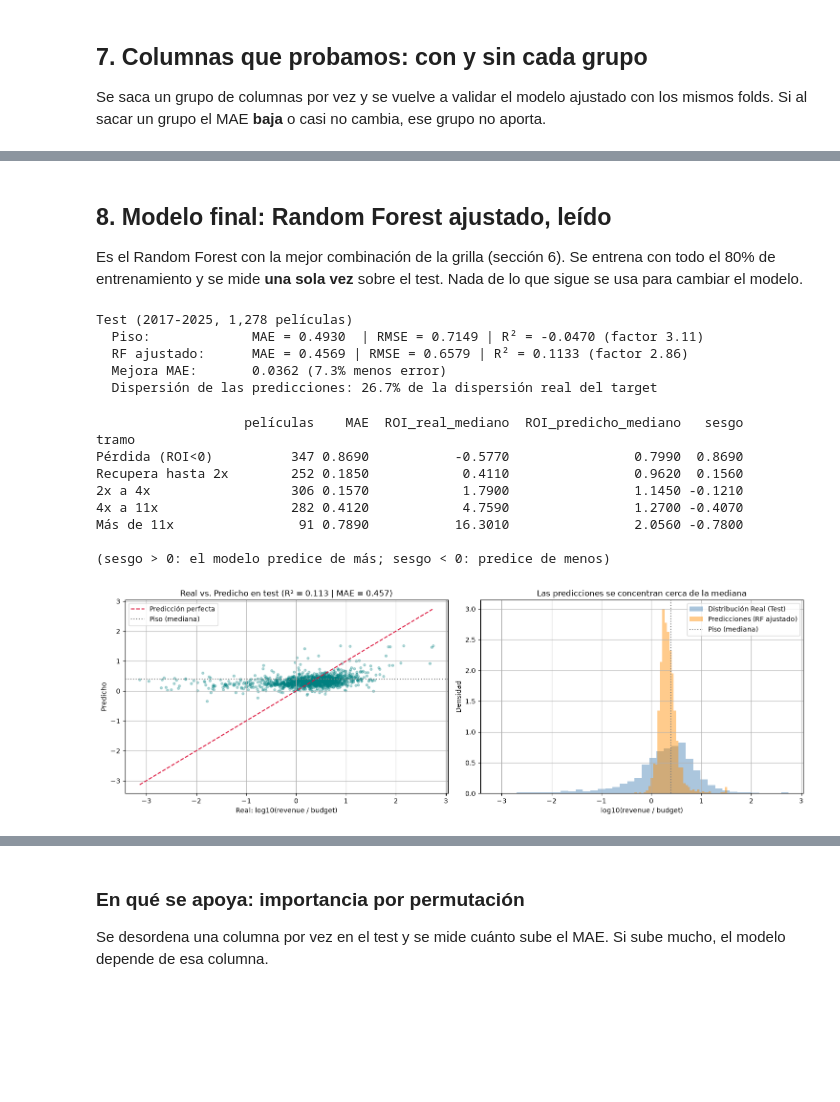
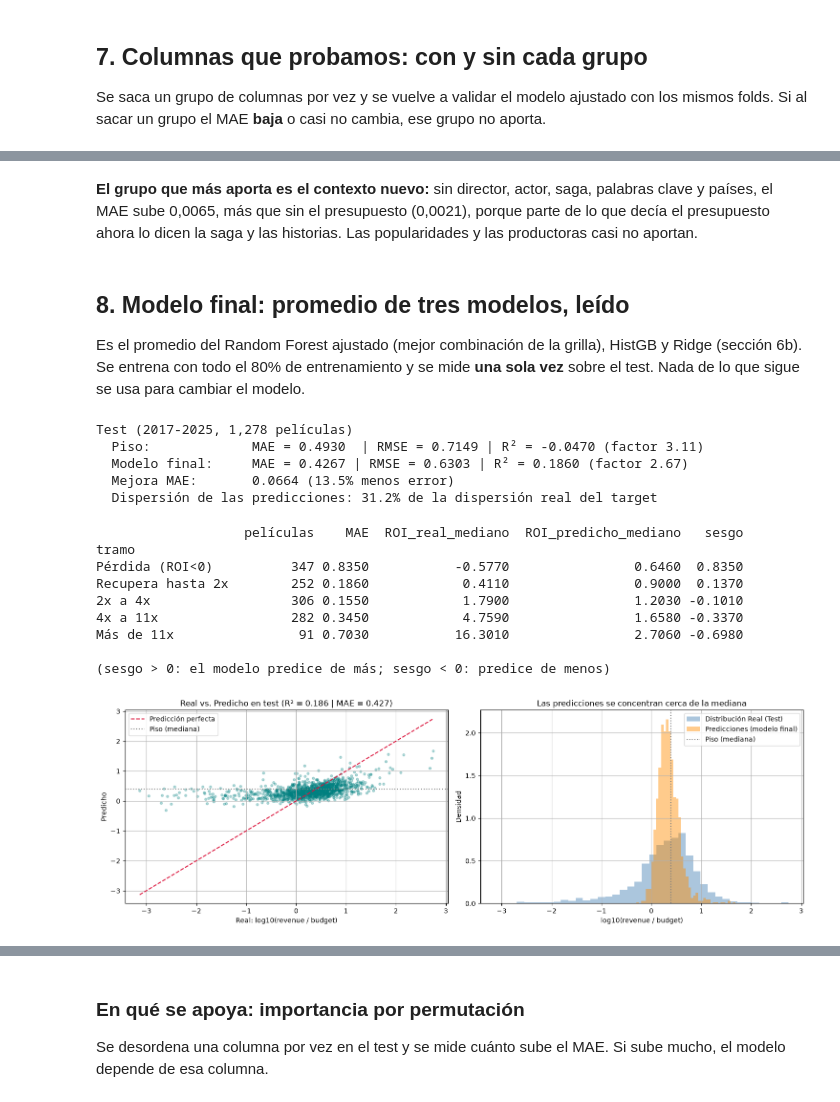
Before and after one commit to AlejoCarobolante/CienciaDatos-Integrador-Peliculon, a Jupyter notebook: presentacion3.ipynb, the cells around one changed output, grey strips where cells are left out. Cells and saved outputs as stored; diff of their text form; code cells hidden in the pictures; blank space fills up the shorter version.

```diff
--- a/presentacion3.ipynb
+++ b/presentacion3.ipynb
@@ -427,13 +469,15 @@ sin popularidades (director y elenco)     0.3834  0.0239          -0.0008
 
 (cambio positivo = sin ese grupo el modelo empeora, o sea que el grupo aporta)
+# %% [markdown]
+**El grupo que más aporta es el contexto nuevo:** sin director, actor, saga, palabras clave y países, el MAE sube 0,0065, más que sin el presupuesto (0,0021), porque parte de lo que decía el presupuesto ahora lo dicen la saga y las historias. Las popularidades y las productoras casi no aportan.
 # %% [markdown]
-## 8. Modelo final: Random Forest ajustado, leído
+## 8. Modelo final: promedio de tres modelos, leído
 
-Es el Random Forest con la mejor combinación de la grilla (sección 6). Se entrena con todo el 80% de entrenamiento y se mide **una sola vez** sobre el test. Nada de lo que sigue se usa para cambiar el modelo.
+Es el promedio del Random Forest ajustado (mejor combinación de la grilla), HistGB y Ridge (sección 6b). Se entrena con todo el 80% de entrenamiento y se mide **una sola vez** sobre el test. Nada de lo que sigue se usa para cambiar el modelo.
 # %%
 # 12. Medición única sobre el test
-# Random Forest ajustado (mejores hiperparámetros de la grilla), entrenado con todo el 80% de entrenamiento
-modelo_final = E.rf_ajustado(grilla.best_params_).fit(X_train, y_train)  # el mismo que guarda build_app.py
+# Promedio de 3 modelos (RF ajustado + HistGB + Ridge), entrenado con todo el 80% de entrenamiento
+modelo_final = E.modelo_final(grilla.best_params_).fit(X_train, y_train)  # el mismo que guarda build_app.py
 piso = DummyRegressor(strategy="median").fit(X_train, y_train)
 
 pred_test = modelo_final.predict(X_test)
@@ -454,15 +498,15 @@ cobertura_varianza = (std_pred / std_real) * 100
 
 print(f"Test ({test['release_year'].min()}-{test['release_year'].max()}, {len(test):,} películas)")
 print(f"  Piso:             MAE = {mae_piso:.4f}  | RMSE = {rmse_piso:.4f} | R² = {r2_piso:.4f} (factor {10 ** mae_piso:.2f})")
-print(f"  RF ajustado:      MAE = {mae_final:.4f} | RMSE = {rmse_final:.4f} | R² = {r2_final:.4f} (factor {10 ** mae_final:.2f})")
+print(f"  Modelo final:     MAE = {mae_final:.4f} | RMSE = {rmse_final:.4f} | R² = {r2_final:.4f} (factor {10 ** mae_final:.2f})")
 print(f"  Mejora MAE:       {mae_piso - mae_final:.4f} ({(mae_piso - mae_final) / mae_piso:.1%} menos error)")
 print(f"  Dispersión de las predicciones: {cobertura_varianza:.1f}% de la dispersión real del target")
 # %% [output]
 Test (2017-2025, 1,278 películas)
   Piso:             MAE = 0.4930  | RMSE = 0.7149 | R² = -0.0470 (factor 3.11)
-  RF ajustado:      MAE = 0.4569 | RMSE = 0.6579 | R² = 0.1133 (factor 2.86)
-  Mejora MAE:       0.0362 (7.3% menos error)
-  Dispersión de las predicciones: 26.7% de la dispersión real del target
+  Modelo final:     MAE = 0.4267 | RMSE = 0.6303 | R² = 0.1860 (factor 2.67)
+  Mejora MAE:       0.0664 (13.5% menos error)
+  Dispersión de las predicciones: 31.2% de la dispersión real del target
 # %%
 # 13. Dónde se equivoca: real vs. predicho y cobertura de la distribución
 res = test[["title", "release_year", "budget", "revenue", "roi", "vote_average", "vote_count"]].copy()
@@ -477,40 +521,40 @@ por_tramo = res.groupby("tramo", observed=True).agg(
 print(por_tramo.round(3).to_string())
 print("\n(sesgo > 0: el modelo predice de más; sesgo < 0: predice de menos)")
 
 fig, axes = plt.subplots(1, 2, figsize=(15, 5))
 
 # Panel 1: Scatter Real vs Predicho con línea de identidad y métricas
 axes[0].scatter(res["y_real"], res["y_pred"], alpha=0.3, s=12, color="teal")
 lim = [res["y_real"].min(), res["y_real"].max()]
 axes[0].plot(lim, lim, color="crimson", linestyle="--", label="Predicción perfecta")
 axes[0].axhline(piso.predict(X_test[:1])[0], color="gray", linestyle=":", label="Piso (mediana)")
 axes[0].set_xlabel("Real: log10(revenue / budget)")
 axes[0].set_ylabel("Predicho")
 axes[0].set_title(f"Real vs. Predicho en test (R² = {r2_final:.3f} | MAE = {mae_final:.3f})")
 axes[0].legend()
 
 # Panel 2: Comparación de densidades para evidenciar que el modelo NO colapsa al centro
 axes[1].hist(res["y_real"], bins=40, density=True, alpha=0.45, color="steelblue", label="Distribución Real (Test)")
-axes[1].hist(res["y_pred"], bins=40, density=True, alpha=0.45, color="darkorange", label="Predicciones (RF ajustado)")
+axes[1].hist(res["y_pred"], bins=40, density=True, alpha=0.45, color="darkorange", label="Predicciones (modelo final)")
 axes[1].axvline(piso.predict(X_test[:1])[0], color="gray", linestyle=":", label="Piso (mediana)")
 axes[1].set_title("Las predicciones se concentran cerca de la mediana")
 axes[1].set_xlabel("log10(revenue / budget)")
 axes[1].set_ylabel("Densidad")
 axes[1].legend()
 
 plt.tight_layout()
 plt.show()
 # %% [output]
                    películas    MAE  ROI_real_mediano  ROI_predicho_mediano   sesgo
 tramo
-Pérdida (ROI<0)          347 0.8690           -0.5770                0.7990  0.8690
-Recupera hasta 2x        252 0.1850            0.4110                0.9620  0.1560
-2x a 4x                  306 0.1570            1.7900                1.1450 -0.1210
-4x a 11x                 282 0.4120            4.7590                1.2700 -0.4070
-Más de 11x                91 0.7890           16.3010                2.0560 -0.7800
+Pérdida (ROI<0)          347 0.8350           -0.5770                0.6460  0.8350
+Recupera hasta 2x        252 0.1860            0.4110                0.9000  0.1370
+2x a 4x                  306 0.1550            1.7900                1.2030 -0.1010
+4x a 11x                 282 0.3450            4.7590                1.6580 -0.3370
+Más de 11x                91 0.7030           16.3010                2.7060 -0.6980
 
 (sesgo > 0: el modelo predice de más; sesgo < 0: predice de menos)
-[figure, old version]
+[figure, new version]
 # %%
 # 14. Casos concretos: los errores más grandes del test
 cols = ["title", "release_year", "budget", "revenue", "roi", "roi_pred"]
```
Also changed, not shown: parts of 23 cells of this notebook, 16 other files.
